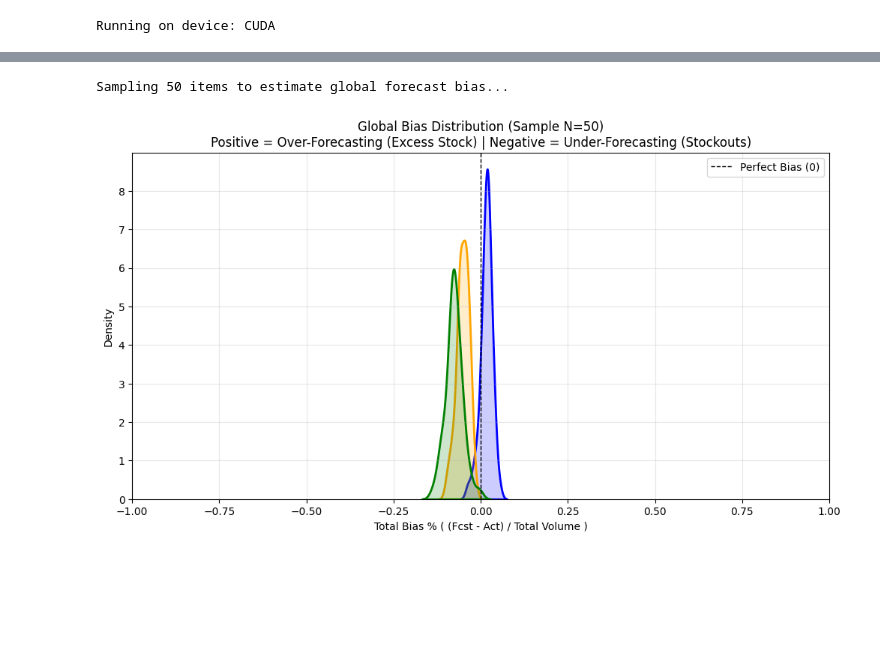
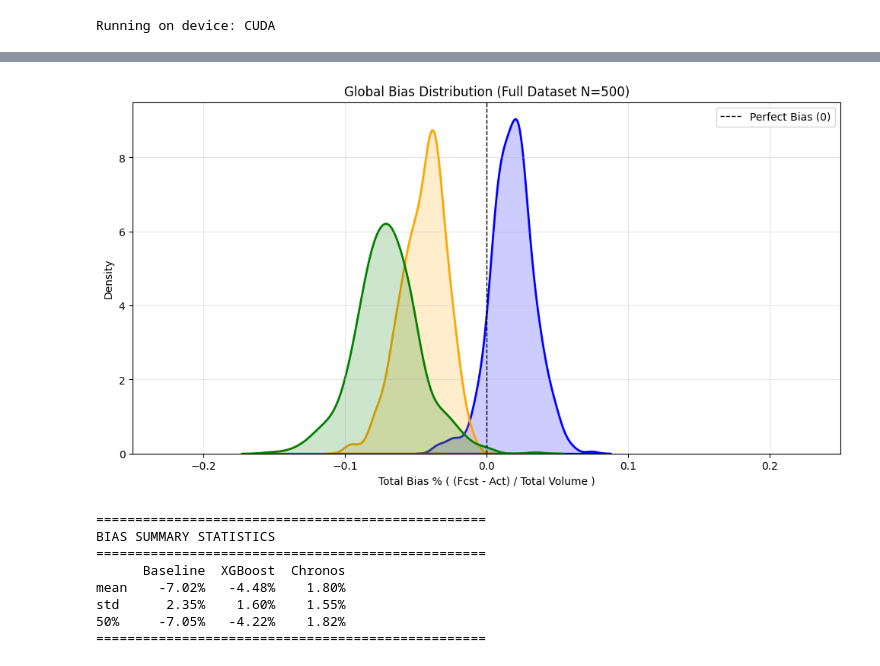
Before and after one commit to dkpgde/misc_analytics_ai, a Jupyter notebook: Chronos.ipynb, the cells around one changed output, grey strips where cells are left out. Saved outputs shown, nothing was run; the diff lists cells and outputs as text; code cells hidden in the pictures; blank space fills up the shorter version.

```diff
--- a/Chronos.ipynb
+++ b/Chronos.ipynb
@@ -48,7 +48,7 @@ Mounted at /content/drive
 # %%
 BATCH_MODE = True
 
-BASE_PATH = '..'
+BASE_PATH = '/content/drive/My Drive/Projects/inventory'
 INPUT_FILE = os.path.join(BASE_PATH, 'train.csv')
 # %%
 LEAD_TIME_MEAN = 14
@@ -607,76 +675,37 @@ plt.show()
 # %%
-n_samples = 50
-all_pairs = df_all[['store', 'item']].drop_duplicates().values
-indices = np.random.choice(len(all_pairs), n_samples, replace=False)
-sample_pairs = all_pairs[indices]
-
-print(f"Sampling {n_samples} items to estimate global forecast bias...")
-
-bias_results = []
-
-# forecasting
-for store, item in tqdm(sample_pairs, desc="Calculating Bias"):
-
-    subset = df_all[(df_all['store'] == store) & (df_all['item'] == item)].sort_values('date').copy()
-    train_df = subset[subset['date'].dt.year < 2017].copy()
-    test_df = subset[subset['date'].dt.year == 2017].copy()
-
-    if len(train_df) < 365 or len(test_df) == 0: continue
-
-    actuals = test_df['sales'].values
-    total_vol = np.sum(actuals) + 1e-6
-
-    base_fcst, _, _ = get_trend_adjusted_baseline(train_df, test_df, verbose=False)
-    bias_base = np.sum(base_fcst - actuals)
-
-    xgb_fcst, _ = get_xgboost_forecast(train_df, test_df, verbose=False)
-    bias_xgb = np.sum(xgb_fcst - actuals)
-
-    context = torch.tensor(train_df['sales'].values).unsqueeze(0).unsqueeze(0)
-    fcst_res = pipeline.predict(context, len(test_df))
-
-    if isinstance(fcst_res, list): fcst_res = fcst_res[0]
-    chronos_samples = fcst_res.cpu().numpy()
-    if chronos_samples.ndim == 3: chronos_samples = chronos_samples[0]
-    chronos_fcst = np.mean(chronos_samples, axis=0)
-
-    bias_chronos = np.sum(chronos_fcst - actuals)
-
-    # bias as %
-    bias_results.append({
-        'store': store,
-        'item': item,
-        'Baseline': bias_base / total_vol,
-        'XGBoost': bias_xgb / total_vol,
-        'Chronos': bias_chronos / total_vol
-    })
-
-bias_df = pd.DataFrame(bias_results)
+bias_df = results_df[['store', 'item', 'baseline_bias_pct', 'xgb_bias_pct', 'chronos_bias_pct']].copy()
+bias_df.rename(columns={
+    'baseline_bias_pct': 'Baseline',
+    'xgb_bias_pct': 'XGBoost',
+    'chronos_bias_pct': 'Chronos'
+}, inplace=True)
 melted = bias_df.melt(id_vars=['store', 'item'], var_name='Model', value_name='Bias_Pct')
 
 plt.figure(figsize=(12, 6))
 
 sns.kdeplot(data=melted, x='Bias_Pct', hue='Model', fill=True, alpha=0.2, linewidth=2,
             palette={'Baseline': 'green', 'XGBoost': 'orange', 'Chronos': 'blue'})
 
 plt.axvline(0, color='black', linestyle='--', linewidth=1, label='Perfect Bias (0)')
-plt.title(f'Global Bias Distribution (Sample N={n_samples})\nPositive = Over-Forecasting (Excess Stock) | Negative = Under-Forecasting (Stockouts)')
+plt.title(f'Global Bias Distribution (Full Dataset N={len(bias_df)})')
 plt.xlabel('Total Bias % ( (Fcst - Act) / Total Volume )')
-plt.xlim(-1.0, 1.0)
+plt.xlim(-0.25, 0.25)
 plt.legend()
 plt.grid(True, alpha=0.3)
 plt.show()
 
 print("\n" + "="*50)
-print("BIAS SUMMARY STATISTICS (Mean % Error)")
+print("BIAS SUMMARY STATISTICS")
 print("="*50)
-print(bias_df[['Baseline', 'XGBoost', 'Chronos']].describe().loc[['mean', 'std', '50%']].to_string(float_format="{:±.2%}".format))
-print("-" * 50)
-print("INTERPRETATION:")
-print(" * Mean > 0:  The model systematically over-orders (High Holding Costs).")
-print(" * Mean < 0:  The model systematically under-orders (Stockout Risks).")
-print(" * Std Dev:   A lower value means the model is more consistent/reliable.")
+print(bias_df[['Baseline', 'XGBoost', 'Chronos']].describe().loc[['mean', 'std', '50%']].to_string(float_format="{:.2%}".format))
 print("="*50)
 # %% [output]
+[figure, new version]
-Sampling 50 items to estimate global forecast bias...
+==================================================
+BIAS SUMMARY STATISTICS
+==================================================
+      Baseline  XGBoost  Chronos
+mean    -7.02%   -4.48%    1.80%
+std      2.35%    1.60%    1.55%
+50%     -7.05%   -4.22%    1.82%
+==================================================
-[figure, old version]
```
Also changed, not shown: parts of 9 cells of this notebook, 2 other files.
